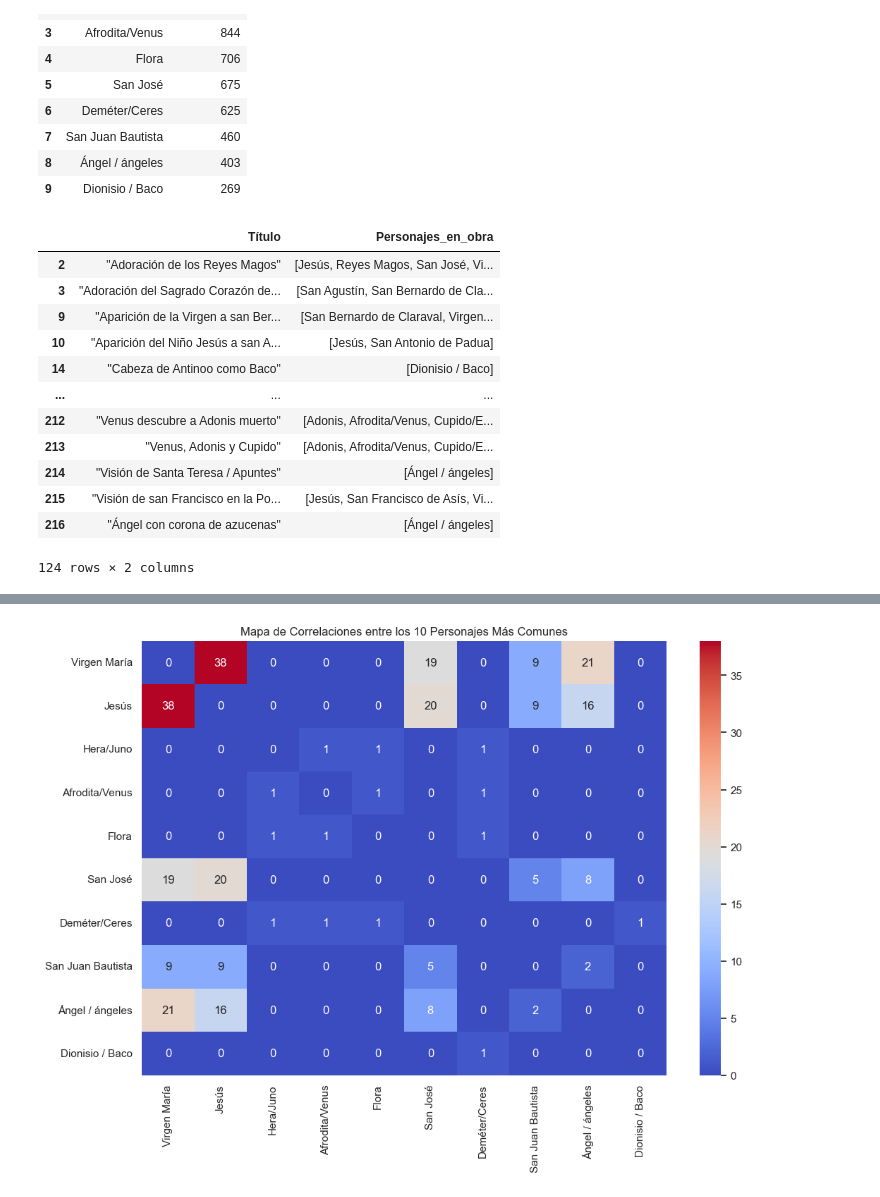
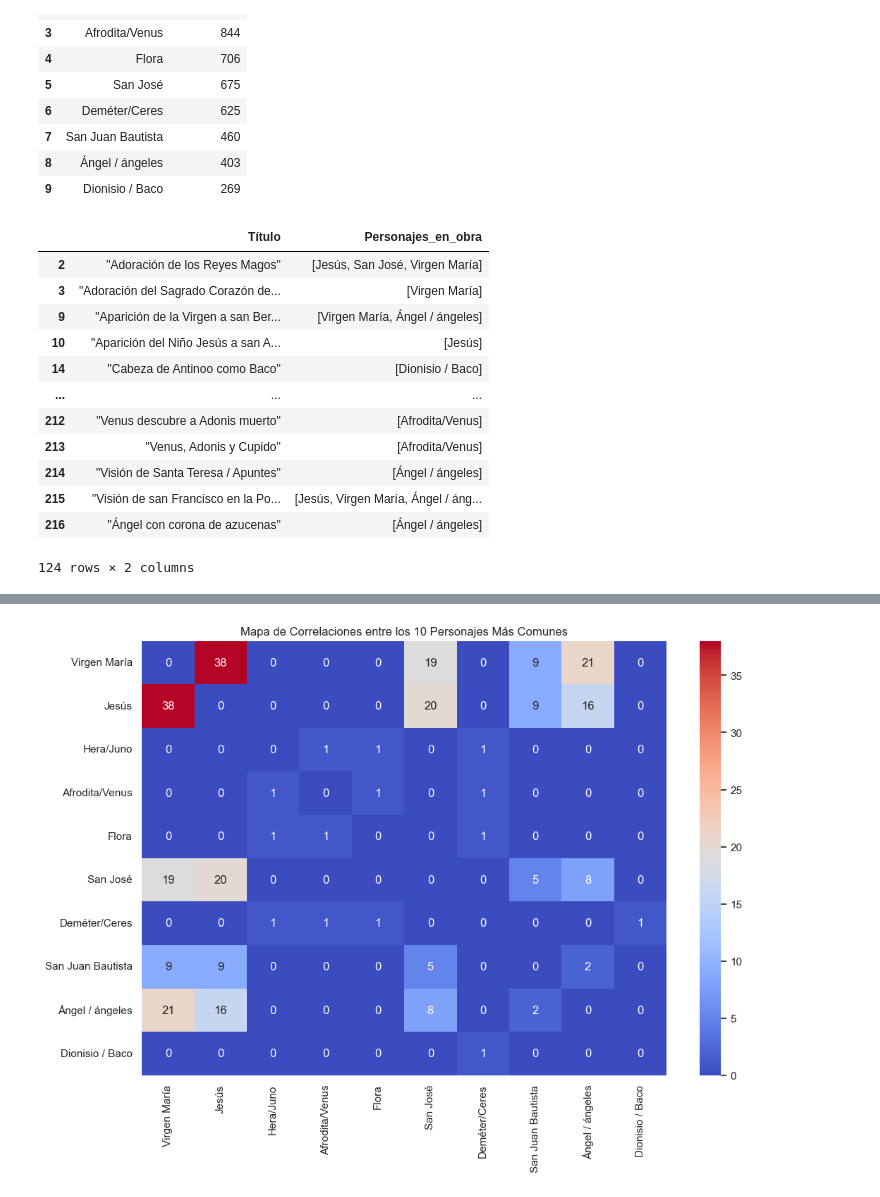
Before and after one commit to karmelealonso/project_final, a Jupyter notebook: notebooks/Estudio_analitico_iconografia.ipynb, the cells around one changed output, grey strips where cells are left out. Drawn from its saved outputs; the diff is of its cells as text; code cells hidden in the pictures.

```diff
--- a/notebooks/Estudio_analitico_iconografia.ipynb
+++ b/notebooks/Estudio_analitico_iconografia.ipynb
@@ -708,6 +718,3 @@ titulo_personajes_año_rango
 | 12662 | "La Virgen con el Niño" | Virgen María | 1401 - 1600 |
 | 12663 | "La Virgen con el Niño" | Virgen María | 1401 - 1600 |
 12664 rows × 3 columns
-# %%
-titulo_personajes_frecuencia = titulo_personajes_año_rango.groupby(['Título', 'Personajes']).size().reset_index(name='Frecuencia')
-titulo_personajes_frecuencia
@@ -782,29 +772,23 @@ top_10_personajes_en_obras
 | 8 | Ángel / ángeles | 403 |
 | 9 | Dionisio / Baco | 269 |
 # %%
-import pandas as pd
+#Selecciono solo los 10 personajes más recurrentes:
+personajes_comunes = ["Virgen María", "Jesús", "Hera/Juno", "Afrodita/Venus", "Flora", "San José", "Deméter/Ceres", "San Juan Bautista", "Ángel / ángeles", "Dionisio / Baco"]
 
-# Supongamos que tienes tu DataFrame original 'titulo_personajes' y el DataFrame con los personajes y su frecuencia 'personajes_frecuencia'
-
-# Lista de los personajes que deseas seleccionar
-personajes_seleccionados = ["Virgen María", "Jesús", "Hera/Juno", "Afrodita/Venus", "Flora", "San José", "Deméter/Ceres", "San Juan Bautista", "Ángel / ángeles", "Dionisio / Baco"]
-
-# Filtrar el DataFrame original para incluir solo las filas con los personajes seleccionados
-titulo_personajes_seleccionados = titulo_personajes[titulo_personajes['Personajes_en_obra'].apply(lambda x: any(personaje in x for personaje in personajes_seleccionados))]
-
-
-titulo_personajes_seleccionados
+# Filtro el DataFrame original para incluir solo las filas que contengan las obras en las que aparecen los 10 personajes recién mencionados:
+titulo_personajes_comunes = titulo_personajes[titulo_personajes['Personajes_en_obra'].apply(lambda x: any(personaje in x for personaje in personajes_comunes))]
+titulo_personajes_comunes
 # %% [output]
 |  | Título | Personajes_en_obra |
-| 2 | "Adoración de los Reyes Magos" | [Jesús, Reyes Magos, San José, Vi... |
-| 3 | "Adoración del Sagrado Corazón de... | [San Agustín, San Bernardo de Cla... |
-| 9 | "Aparición de la Virgen a san Ber... | [San Bernardo de Claraval, Virgen... |
-| 10 | "Aparición del Niño Jesús a san A... | [Jesús, San Antonio de Padua] |
+| 2 | "Adoración de los Reyes Magos" | [Jesús, San José, Virgen María] |
+| 3 | "Adoración del Sagrado Corazón de... | [Virgen María] |
+| 9 | "Aparición de la Virgen a san Ber... | [Virgen María, Ángel / ángeles] |
+| 10 | "Aparición del Niño Jesús a san A... | [Jesús] |
 | 14 | "Cabeza de Antinoo como Baco" | [Dionisio / Baco] |
 | ... | ... | ... |
-| 212 | "Venus descubre a Adonis muerto" | [Adonis, Afrodita/Venus, Cupido/E... |
-| 213 | "Venus, Adonis y Cupido" | [Adonis, Afrodita/Venus, Cupido/E... |
+| 212 | "Venus descubre a Adonis muerto" | [Afrodita/Venus] |
+| 213 | "Venus, Adonis y Cupido" | [Afrodita/Venus] |
 | 214 | "Visión de Santa Teresa / Apuntes" | [Ángel / ángeles] |
-| 215 | "Visión de san Francisco en la Po... | [Jesús, San Francisco de Asís, Vi... |
+| 215 | "Visión de san Francisco en la Po... | [Jesús, Virgen María, Ángel / áng... |
 | 216 | "Ángel con corona de azucenas" | [Ángel / ángeles] |
 124 rows × 2 columns
```
Also changed, not shown: parts of 52 cells of this notebook.
